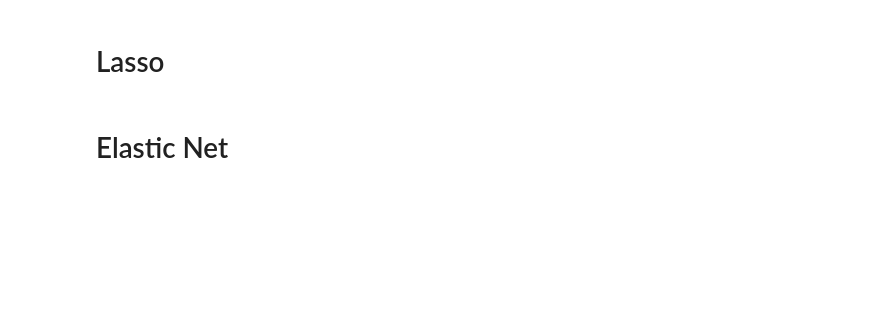
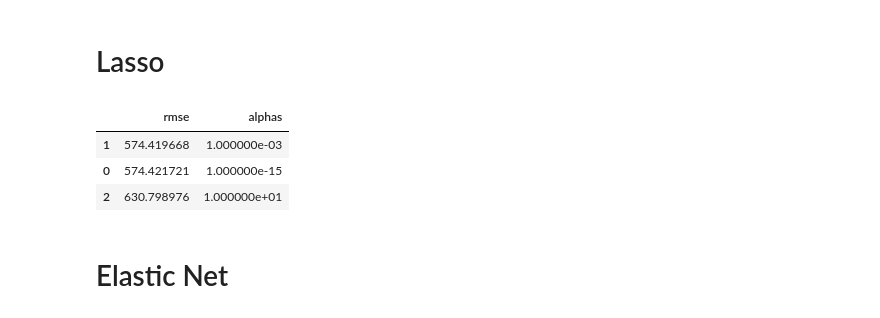
Before and after one commit to innawendell/learn-docker, a Jupyter notebook: src/Food.ipynb, the cells around one changed output. Cells and saved outputs as stored; diff of their text form; code cells hidden in the pictures; blank space fills up the shorter version.

```diff
--- a/src/Food.ipynb
+++ b/src/Food.ipynb
@@ -144,19 +233,14 @@ X_train, X_test, y_train, y_test = train_test_split(X, y, test_size = 0.2, rando
 # %% [markdown]
 # Ridge
-# %%
-ridge = Ridge()
-fit = ridge.fit(X_train, y_train)
-y_pred = ridge.predict(X_test)
 # %%
 from sklearn.metrics import mean_squared_error
-rmse = np.sqrt(mean_squared_error(y_test, y_pred))
 # %%
 rmse_scores = []
 alphas = []
 
-for value in [1e-10, 1e-8, 1e-4, 1e-3, 1e-2, 1, 5, 10, 20]:
+for value in [1e-10,   1e-3,  1, 5, 20]:
     ridge = Ridge(alpha=value)
-    rmse = np.sqrt(np.mean(-cross_val_score(ridge, X, y, scoring = 'neg_mean_squared_error')))
+    rmse = np.sqrt(np.mean(-cross_val_score(ridge, X_pca, y, scoring = 'neg_mean_squared_error')))
     rmse_scores.append(rmse)
     alphas.append(value)
 # %%
@@ -172,11 +263,20 @@ df.sort_values(by=['rmse'])
 alphas_l = []
 rmses_l = []
 
-for value in [1e-15, 1e-10, 1e-8, 1e-5, 1e-4, 1e-3, 1e-2, 1, 5, 10]:
+for value in [1e-15, 1e-3,  10]:
     lasso = Lasso(alpha=value)
-    rmse_l = np.sqrt(np.mean(-cross_val_score(lasso, X, y, scoring = 'neg_mean_squared_error')))
+    rmse_l = np.sqrt(np.mean(-cross_val_score(lasso, X_pca, y, scoring = 'neg_mean_squared_error')))
     rmses_l.append(rmse_l)
     alphas_l.append(value)
+# %%
+df_lasso = pd.DataFrame(rmses_l, columns = ['rmse'])
+df_lasso['alphas'] = alphas_l
+df_lasso.sort_values(by=['rmse'])
+# %% [output]
+|  | rmse | alphas |
+| 1 | 574.419668 | 1.000000e-03 |
+| 0 | 574.421721 | 1.000000e-15 |
+| 2 | 630.798976 | 1.000000e+01 |
 # %% [markdown]
 # Elastic Net
 # %%
```
Also changed, not shown: parts of 36 cells of this notebook, 1 other file.
